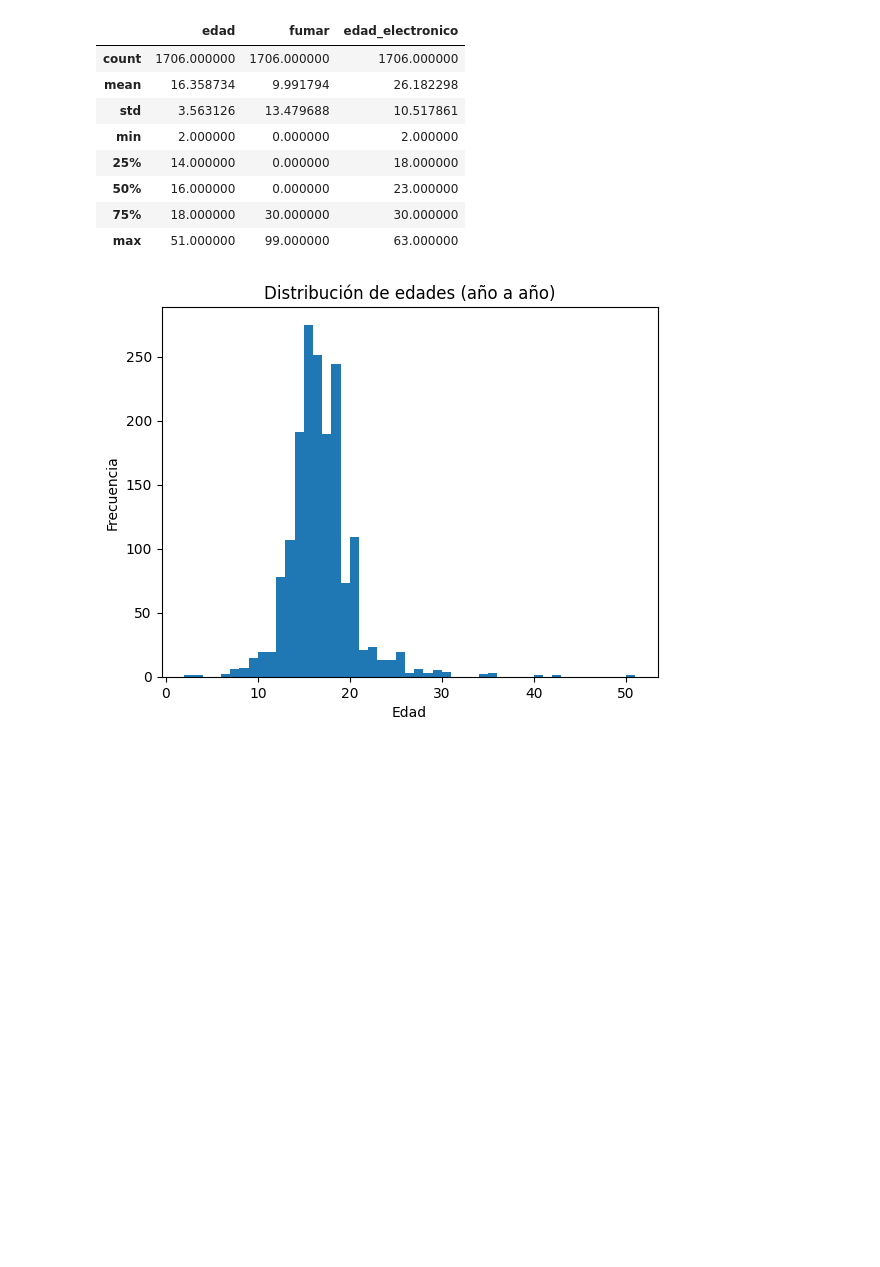
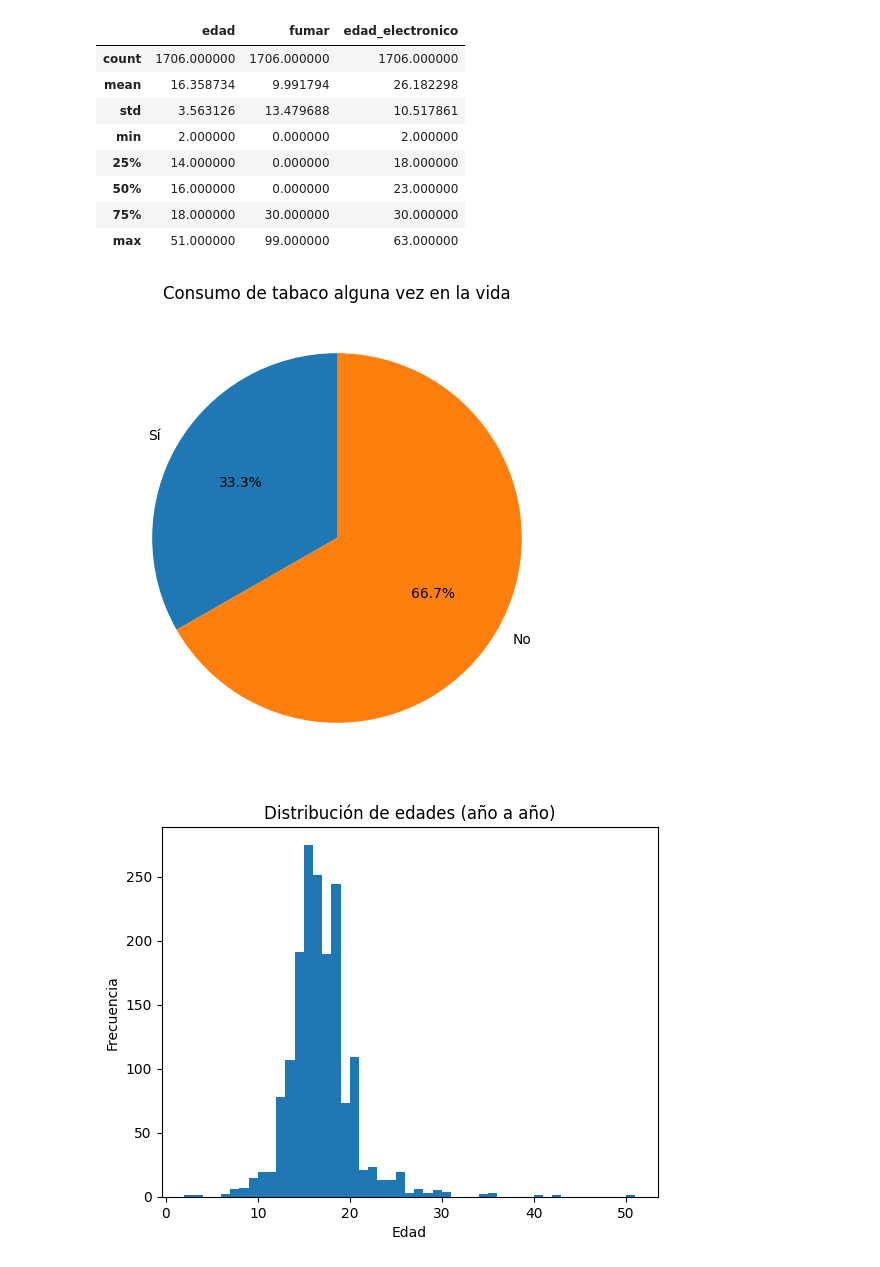
Before and after one commit to santiagovillamizarjaimes-collab/segundocorte, a Jupyter notebook: tareaultima.ipynb, the cells around one changed output. Cells and saved outputs as stored; diff of their text form; code cells hidden in the pictures; blank space fills up the shorter version.

```diff
--- a/tareaultima.ipynb
+++ b/tareaultima.ipynb
@@ -95,6 +95,33 @@ tabla_cigarrillo.describe()
 | 50% | 16.000000 | 0.000000 | 23.000000 |
 | 75% | 18.000000 | 30.000000 | 30.000000 |
 | max | 51.000000 | 99.000000 | 63.000000 |
+# %%
+import matplotlib.pyplot as plt
+
+# Quitar valores especiales (si existen)
+datos = e_capitulos[e_capitulos['E_01'] != 9]
+
+# Contar
+consumo = datos['E_01'].value_counts().sort_index()
+
+# Etiquetas
+etiquetas = ['Sí', 'No']
+
+# Gráfico
+plt.figure(figsize=(6,6))
+
+plt.pie(
+    consumo,
+    labels=etiquetas,
+    autopct='%1.1f%%',
+    startangle=90
+)
+
+plt.title('Consumo de tabaco alguna vez en la vida')
+
+plt.show()
+# %% [output]
+[figure, added]
 # %%
 import matplotlib.pyplot as plt
 import seaborn as sns
```
